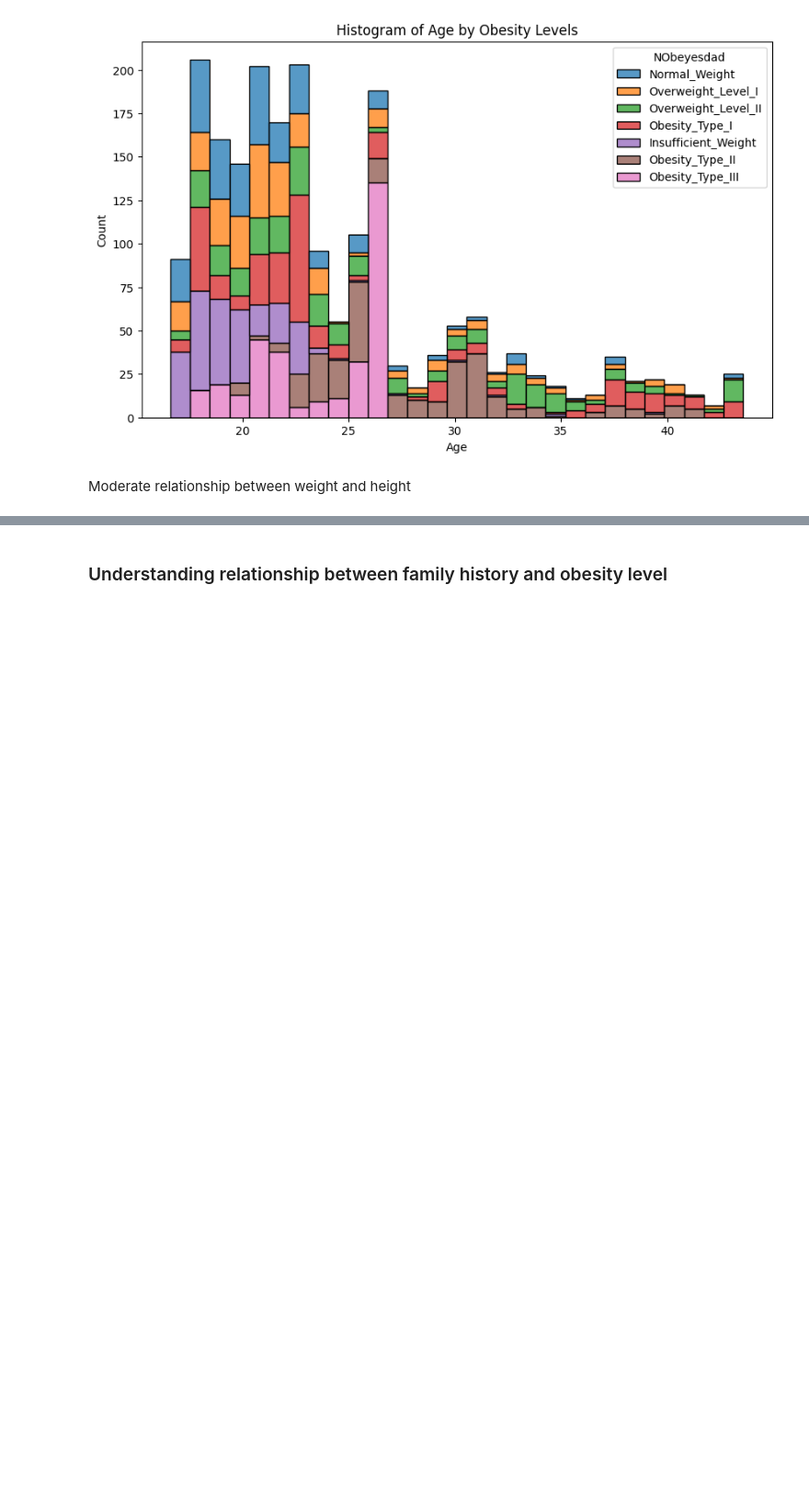
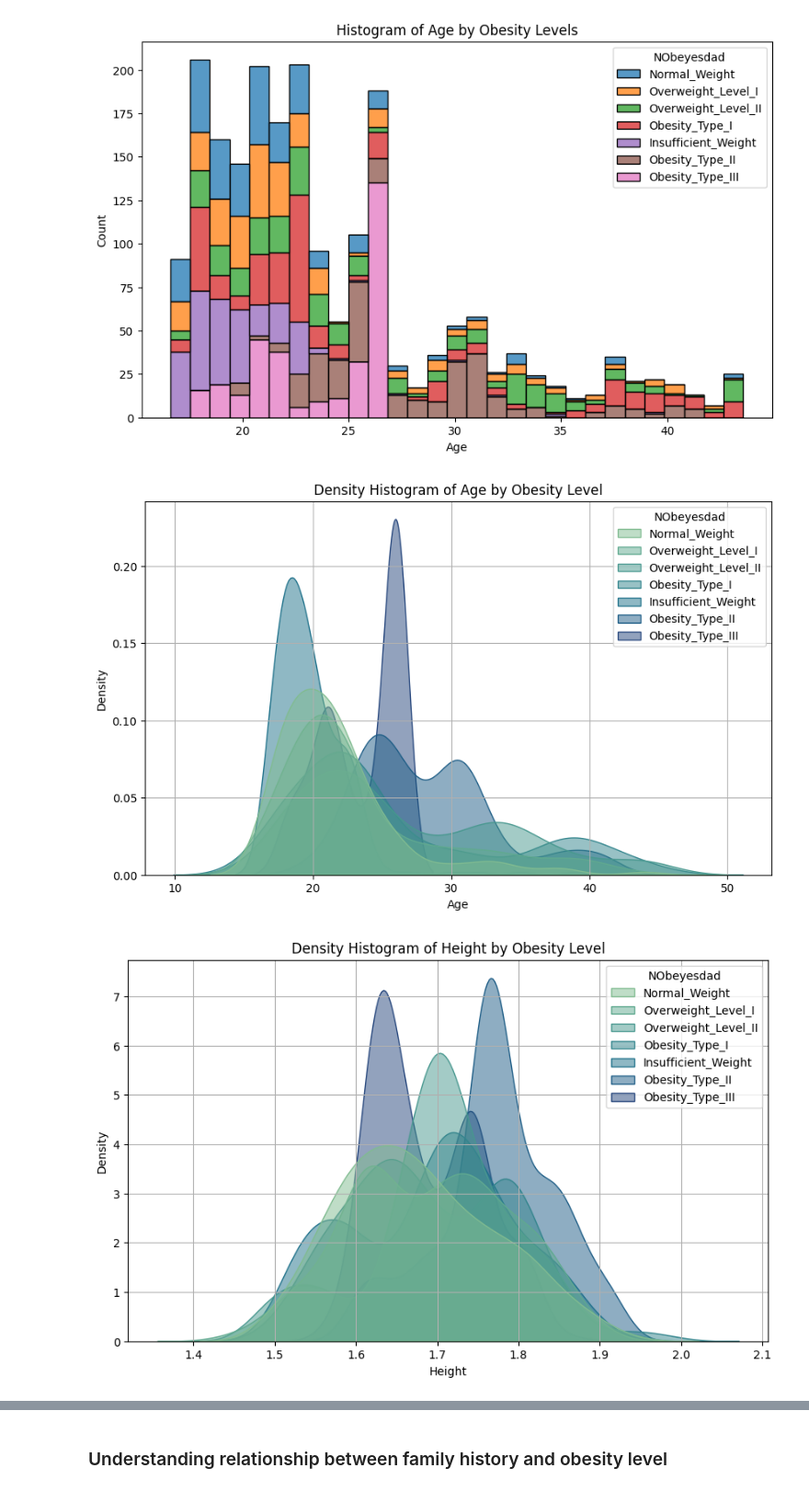
Before and after one commit to mojodean/aai-500-project-obesity-levels, a Jupyter notebook: obesity-levels.ipynb, the cells around one changed output, grey strips where cells are left out. Shown at 92% size. Saved outputs shown, nothing was run; the diff lists cells and outputs as text; code cells hidden in the pictures; blank space fills up the shorter version.

Commit message:
added density histograms

```diff
--- a/obesity-levels.ipynb
+++ b/obesity-levels.ipynb
@@ -280,5 +280,21 @@ plt.title('Histogram of Age by Obesity Levels')
 plt.show()
 # %% [output]
 [figure]
-# %% [markdown]
-Moderate relationship between weight and height
+# %%
+# Create density plots
+# List of numerical variables to loop through
+# Select only numerical columns from the DataFrame
+numerical_cols = obesity.select_dtypes(include=['float64', 'int64']).columns
+
+# Loop through each numerical variable and create density plots
+for var in numerical_cols:
+    plt.figure(figsize=(10, 6))
+    sns.kdeplot(data=obesity, x=var, hue='NObeyesdad', fill=True, common_norm=False, palette="crest", alpha=0.5)
+    plt.title(f'Density Histogram of {var} by Obesity Level')
+    plt.xlabel(var)
+    plt.ylabel('Density')
+    plt.grid(True)
+    plt.show()
+# %% [output]
+[figure, added]
+[figure, added]
```
Also changed, not shown: parts of 3 cells of this notebook.
